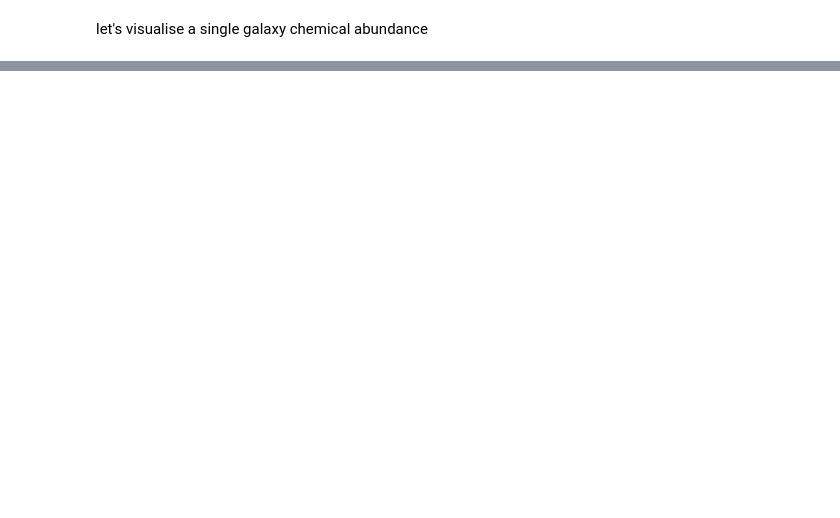
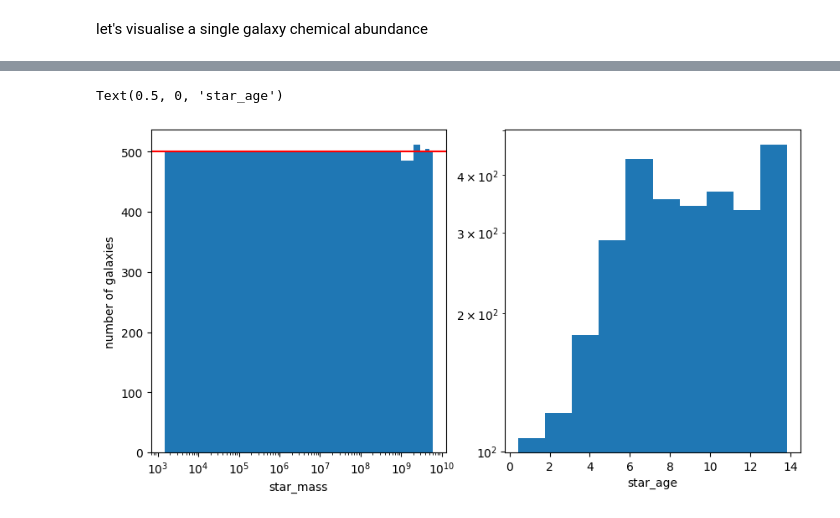
Before and after one commit to vepe99/CASBI, a Jupyter notebook: notebooks/single_halo_inference.ipynb, the cells around one changed output, grey strips where cells are left out. Drawn from its saved outputs; the diff is of its cells as text; code cells hidden in the pictures; blank space fills up the shorter version.

```diff
--- a/notebooks/single_halo_inference.ipynb
+++ b/notebooks/single_halo_inference.ipynb
@@ -129,0 +173,22 @@ fig = metric(
+# %%
+import pandas as pd
+
+# Define the number of bins and how many samples you want per bin
+num_bins = 6
+samples_per_bin = 500
+
+# Create bins
+bins = np.linspace(df['star_mass'].min(), df['star_mass'].max(), num_bins + 1)
+df['bin'] = np.digitize(df['star_mass'], bins)
+
+# Uniform sampling
+dfs = []
+for b in range(1, num_bins + 1):
+    bin_group = df[df['bin'] == b]
+    if len(bin_group) == 0:
+        continue
+    # If not enough samples, resample with replacement
+    dfs.append(bin_group.sample(samples_per_bin, replace=len(bin_group) < samples_per_bin))
+
+df_uniform = pd.concat(dfs).sample(frac=1).drop(columns='bin').reset_index(drop=True)
+print(df_uniform)
@@ -129,0 +210,17 @@ fig = metric(
+# %%
+fig = plt.figure(figsize=(10, 5))
+ax = fig.add_subplot(121)
+ax.hist(df_uniform['star_mass'], bins=6)
+ax.axhline(500, c='r')
+# ax.set_yscale('log')
+ax.set_xscale('log')
+ax.set_xlabel('star_mass')
+ax.set_ylabel('number of galaxies')
+
+ax = fig.add_subplot(122)
+ax.hist(df_uniform['infall_time'])
+ax.set_yscale('log')
+ax.set_xlabel('star_age')
+# %% [output]
+Text(0.5, 0, 'star_age')
+[figure, added]
```
Also changed, not shown: parts of 19 cells of this notebook, 3 other files.
